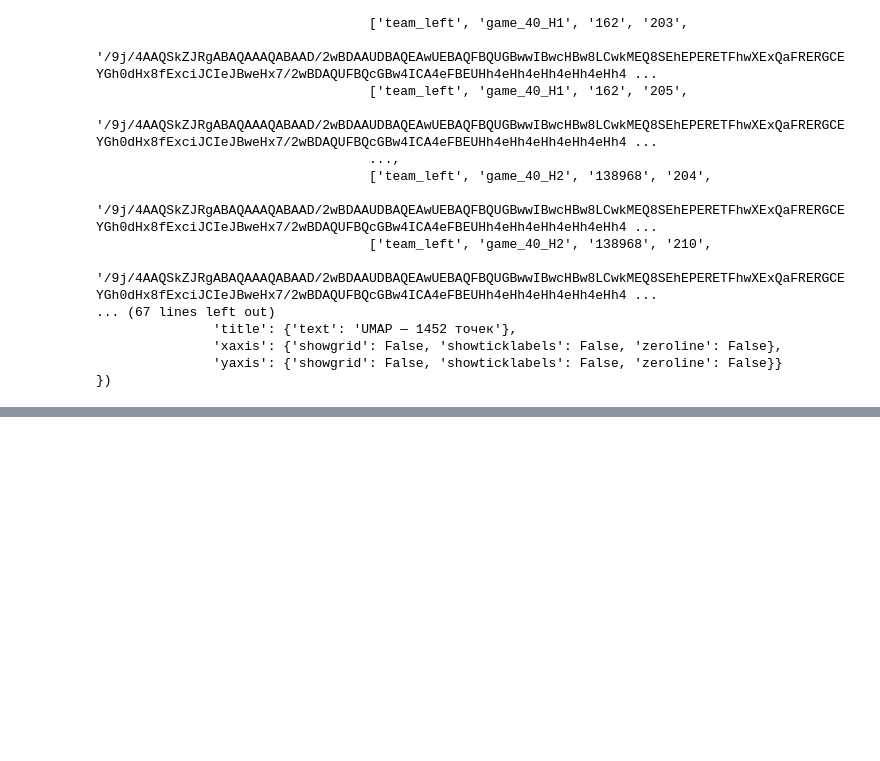
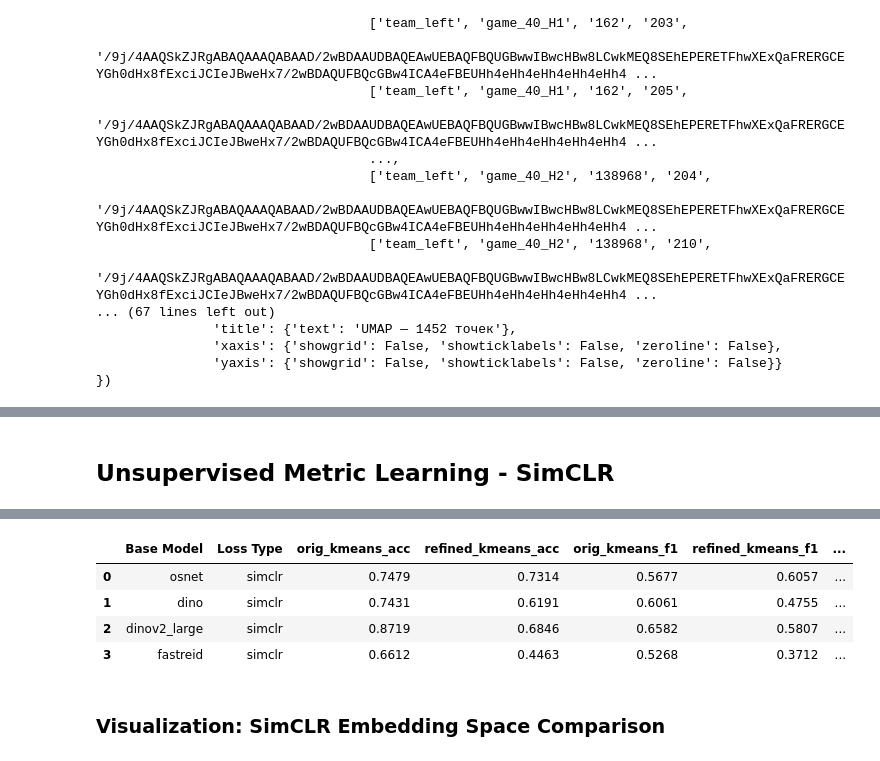
Before and after one commit to Anton9721/Football_Skoltech, a Jupyter notebook: analitics.ipynb, the cells around one changed output, grey strips where cells are left out. Cells and saved outputs as stored; diff of their text form; code cells hidden in the pictures; blank space fills up the shorter version.

```diff
--- a/analitics.ipynb
+++ b/analitics.ipynb
@@ -337,0 +651,37 @@ FigureWidget({
+# %% [markdown]
+## Unsupervised Metric Learning - SimCLR
+# %%
+from metric_learning import SimCLRTrainer, EmbeddingHead
+results_list = []
+
+for model_key, (X_orig, y_orig) in embeddings.items():
+
+    orig_rep = compare_models({model_key: (X_orig, y_orig)}).loc[model_key]
+
+    print(f"--- Training SimCLR head for {model_key} ---")
+
+    head = EmbeddingHead(in_dim=X_orig.shape[1], out_dim=128, hidden_dim=256).to(device)
+    trainer = SimCLRTrainer(model=head, device=device, learning_rate=1e-3, temperature=1.0)
+
+    trainer.train(embeddings=X_orig, epochs=15, batch_size=128, val_split=0.1)
+
+    X_ref = trainer.transform(X_orig)
+    ref_rep = compare_models({f"tmp": (X_ref, y_orig)}).loc["tmp"]
+
+    results_list.append({
+        "Base Model": model_key,
+        "Loss Type": "simclr",
+        "orig_kmeans_acc": orig_rep['cluster_acc'],
+        "refined_kmeans_acc": ref_rep['cluster_acc'],
+        "orig_kmeans_f1": orig_rep['cluster_macro_f1'],
+        "refined_kmeans_f1": ref_rep['cluster_macro_f1'],
+        "orig_sil_eucl": orig_rep['sil_euclidean'],
+        "refined_sil_eucl": ref_rep['sil_euclidean'],
+        "orig_sil_cos": orig_rep['sil_cosine'],
+        "refined_sil_cos": ref_rep['sil_cosine'],
+    })
+
+simclr_comparison_df = pd.DataFrame(results_list)
+
+display(simclr_comparison_df)
+# %% [output]
@@ -337,0 +705,7 @@ FigureWidget({
+|  | Base Model | Loss Type | orig_kmeans_acc | refined_kmeans_acc | orig_kmeans_f1 | refined_kmeans_f1 | ... |
+| 0 | osnet | simclr | 0.7479 | 0.7314 | 0.5677 | 0.6057 | ... |
+| 1 | dino | simclr | 0.7431 | 0.6191 | 0.6061 | 0.4755 | ... |
+| 2 | dinov2_large | simclr | 0.8719 | 0.6846 | 0.6582 | 0.5807 | ... |
+| 3 | fastreid | simclr | 0.6612 | 0.4463 | 0.5268 | 0.3712 | ... |
+# %% [markdown]
+### Visualization: SimCLR Embedding Space Comparison
```
Also changed, not shown: parts of 22 cells of this notebook, 1 other file.
